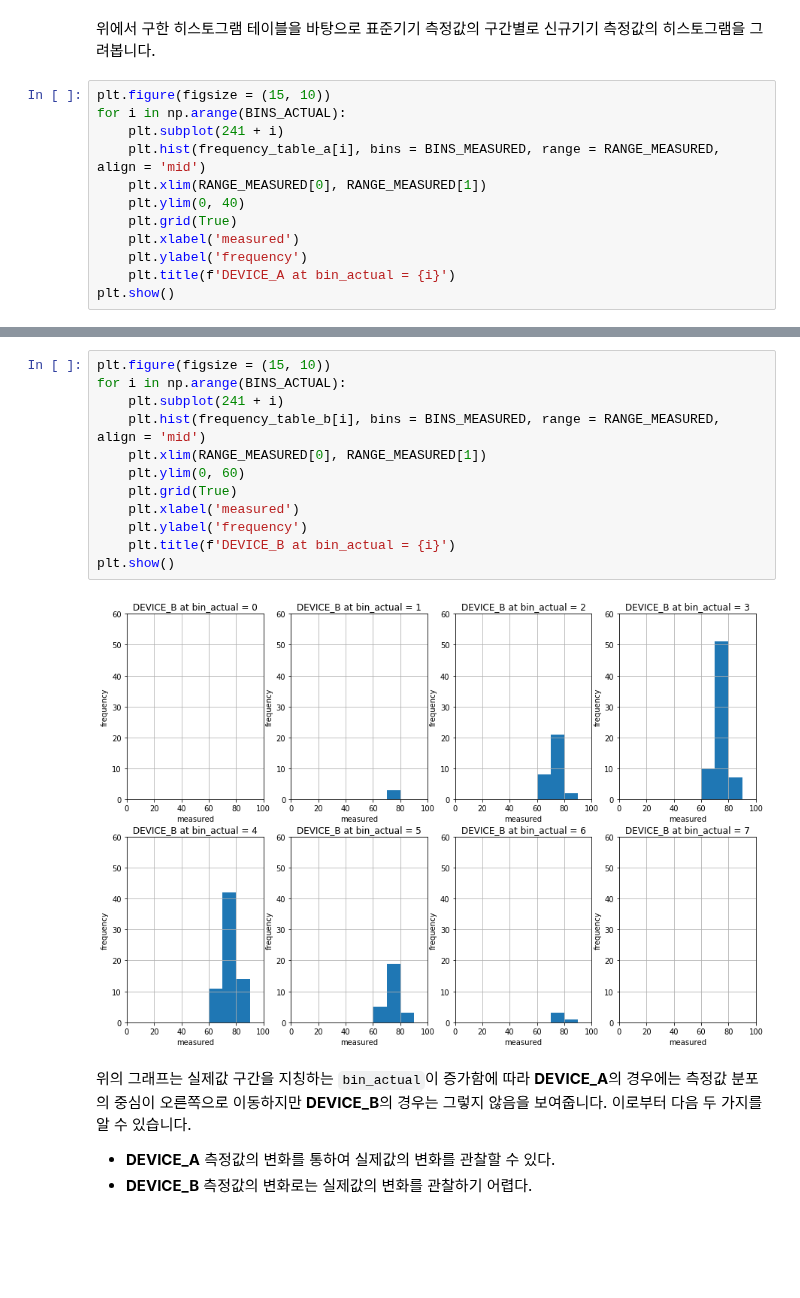
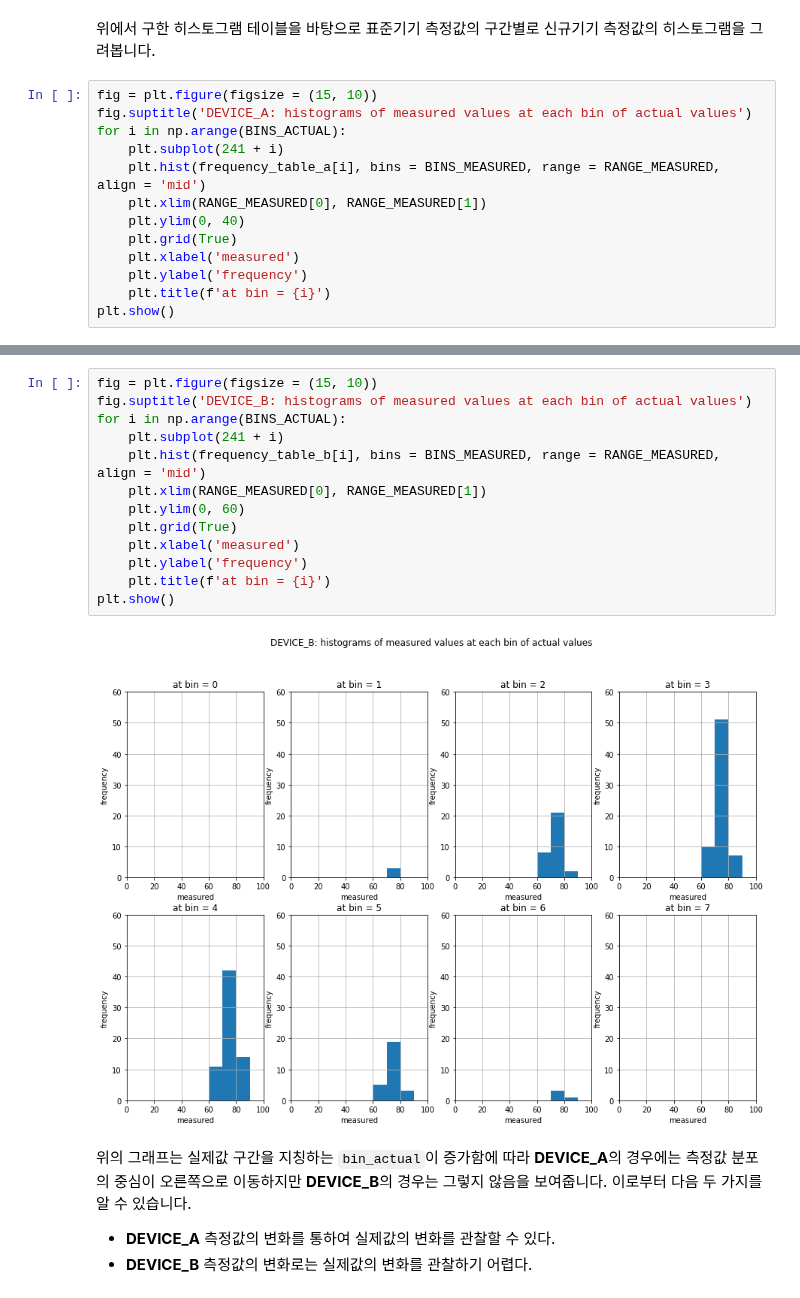
Before and after one commit to trvoid/ml-study, a Jupyter notebook: device-validation/device-validation-by-frequency-distribution-model.ipynb, the cells around one changed output, grey strips where cells are left out. Saved outputs shown, nothing was run; the diff lists cells and outputs as text; blank space fills up the shorter version.

```diff
--- a/device-validation/device-validation-by-frequency-distribution-model.ipynb
+++ b/device-validation/device-validation-by-frequency-distribution-model.ipynb
@@ -271,7 +271,8 @@ hist_table_b = get_hist_table(frequency_table_b)
 # %% [markdown]
 위에서 구한 히스토그램 테이블을 바탕으로 표준기기 측정값의 구간별로 신규기기 측정값의 히스토그램을 그려봅니다.
 # %%
-plt.figure(figsize = (15, 10))
+fig = plt.figure(figsize = (15, 10))
+fig.suptitle('DEVICE_A: histograms of measured values at each bin of actual values')
 for i in np.arange(BINS_ACTUAL):
     plt.subplot(241 + i)
     plt.hist(frequency_table_a[i], bins = BINS_MEASURED, range = RANGE_MEASURED, align = 'mid')
@@ -280,6 +281,6 @@ for i in np.arange(BINS_ACTUAL):
     plt.grid(True)
     plt.xlabel('measured')
     plt.ylabel('frequency')
-    plt.title(f'DEVICE_A at bin_actual = {i}')
+    plt.title(f'at bin = {i}')
 plt.show()
 # %% [output]
@@ -287,17 +288,18 @@ plt.show()
 # %%
-plt.figure(figsize = (15, 10))
+fig = plt.figure(figsize = (15, 10))
+fig.suptitle('DEVICE_B: histograms of measured values at each bin of actual values')
 for i in np.arange(BINS_ACTUAL):
     plt.subplot(241 + i)
     plt.hist(frequency_table_b[i], bins = BINS_MEASURED, range = RANGE_MEASURED, align = 'mid')
     plt.xlim(RANGE_MEASURED[0], RANGE_MEASURED[1])
     plt.ylim(0, 60)
     plt.grid(True)
     plt.xlabel('measured')
     plt.ylabel('frequency')
-    plt.title(f'DEVICE_B at bin_actual = {i}')
+    plt.title(f'at bin = {i}')
 plt.show()
 # %% [output]
-[figure, old version]
+[figure, new version]
 # %% [markdown]
 위의 그래프는 실제값 구간을 지칭하는 `bin_actual`이 증가함에 따라 **DEVICE_A**의 경우에는 측정값 분포의 중심이 오른쪽으로 이동하지만 **DEVICE_B**의 경우는 그렇지 않음을 보여줍니다. 이로부터 다음 두 가지를 알 수 있습니다.
 
```
Also changed, not shown: parts of 4 cells of this notebook, 1 other file.
